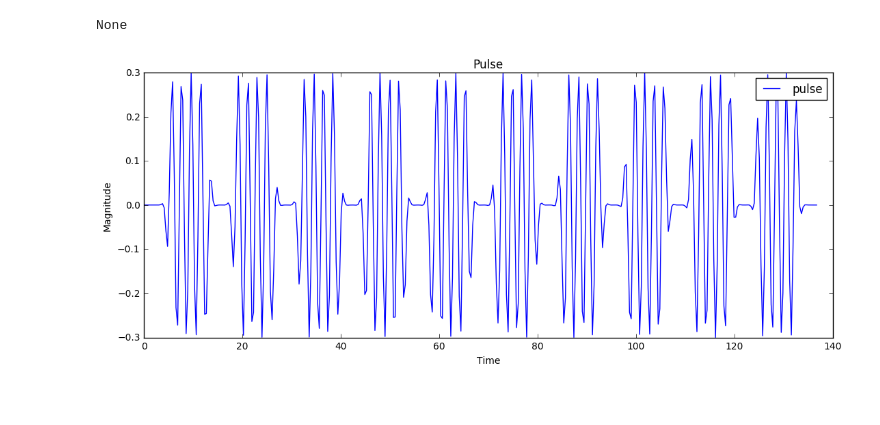
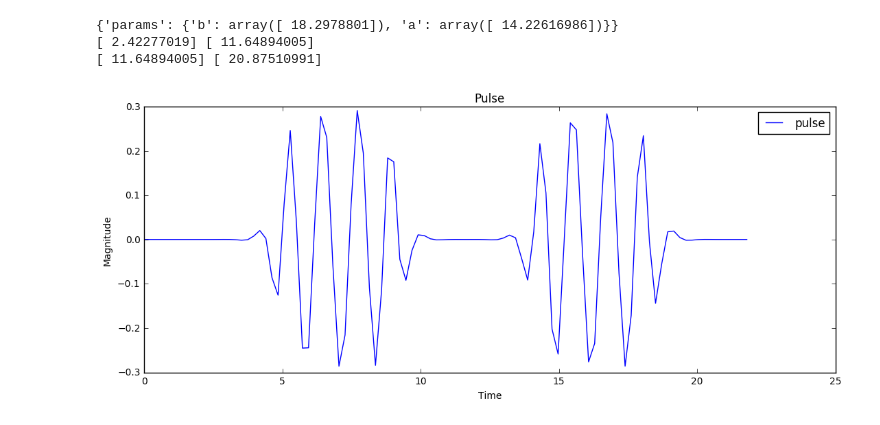
Before and after one commit to safoex/qubitlab, a Jupyter notebook: python/qutip/libqubitNd.ipynb, the cells around one changed output. Cells and saved outputs as stored; diff of their text form; code cells hidden in the pictures.

```diff
--- a/python/qutip/libqubitNd.ipynb
+++ b/python/qutip/libqubitNd.ipynb
@@ -361,6 +348,21 @@ array([ 88.43571337])
-# %%
-#model.pulse[0].correct()
-print(model.pulse[0].plot())
-# %% [output]
-None
-[figure, removed]
+# %%
+model = SingleQND()
+p = PulseSequenceNXY()
+#p.append_pulse(PulseNXYDrag(params = { 'a': 5, 'f' : 0.3,'phase':np.pi/2,'st':0.5,'axe':0 },
+#                  time = {'maxtime' : 20,'points':1000}, extra = {'qubit' : model,'default':False}))
+p.append_pulse(PulseNXYDrag(params = { 'a': 5, 'f' : 0.3,'phase':np.pi/2,'st':0.5, 'axe':0 },
+                  time = {'maxtime' : 20,'points':1000}, extra = {'qubit' : model,'default':False}))
+p.append_pulse(PulseNXYDrag(params = { 'a': 5, 'f' : 0.3,'phase':np.pi/2,'st':0.5, 'axe':0 },
+                  time = {'maxtime' : 20,'points':1000}, extra = {'qubit' : model,'default':False}))
+#p.append_pulse(PulseNXYDrag(params = { 'a': 5, 'f' : 0.3,'phase':np.pi/2,'st':0.5, 'axe':np.pi/4 },
+#                  time = {'maxtime' : 20,'points':1000}, extra = {'qubit' : model,'default':False}))
+for pl in p.pulses:
+    print(pl.get_left(), pl.get_right())
+# %% [output]
+{'params': {'b': array([ 18.2978801]), 'a': array([ 14.22616986])}}
+[ 2.42277019] [ 11.64894005]
+[ 11.64894005] [ 20.87510991]
+# %%
+p.plot()
+# %% [output]
+[figure, added]
```
Also changed, not shown: parts of 19 cells of this notebook.
